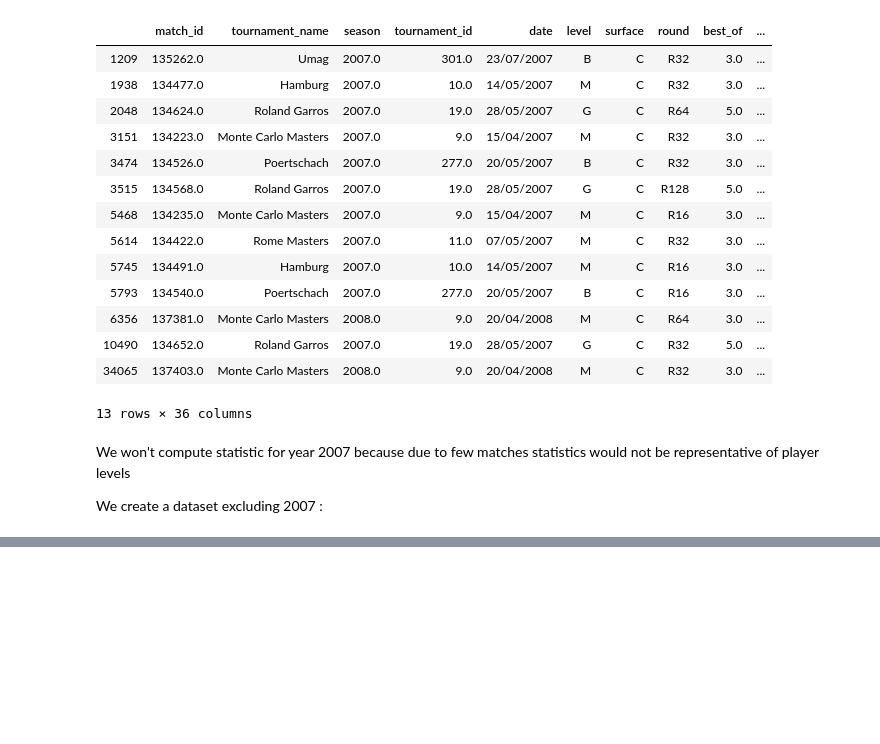
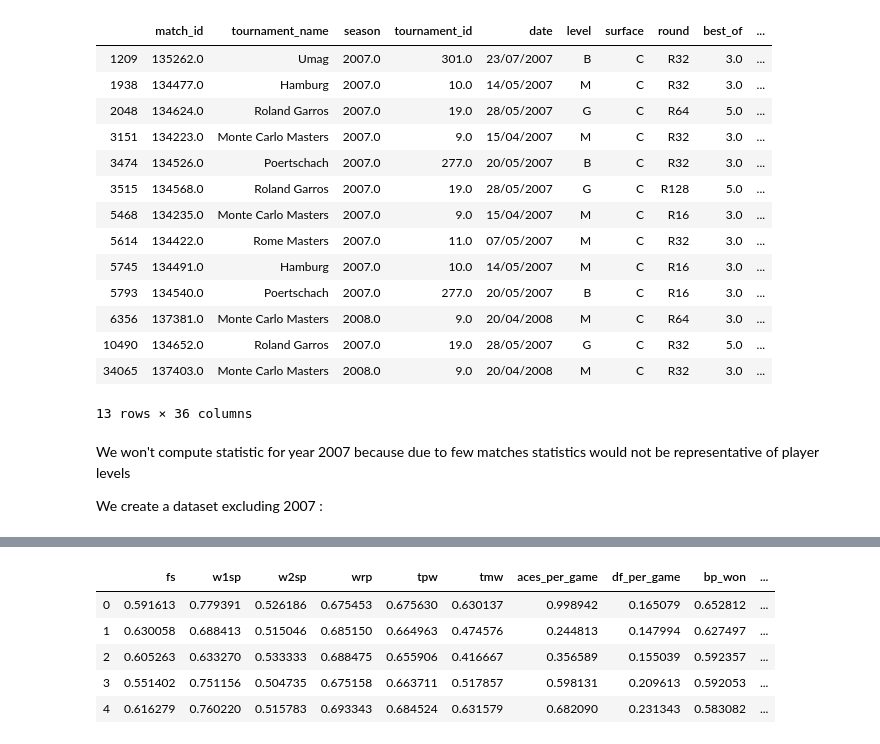
Before and after one commit to Thrynk/Tennis-prediction, a Jupyter notebook: big analysis/feature engineering/Historical averaging.ipynb, the cells around one changed output, grey strips where cells are left out. Cells and saved outputs as stored; diff of their text form; code cells hidden in the pictures; blank space fills up the shorter version.

```diff
--- a/big analysis/feature engineering/Historical averaging.ipynb
+++ b/big analysis/feature engineering/Historical averaging.ipynb
@@ -171,0 +217,9 @@ pbar.close()
+# %%
+result_test_df.head()
+# %% [output]
+|  | fs | w1sp | w2sp | wrp | tpw | tmw | aces_per_game | df_per_game | bp_won | ... |
+| 0 | 0.591613 | 0.779391 | 0.526186 | 0.675453 | 0.675630 | 0.630137 | 0.998942 | 0.165079 | 0.652812 | ... |
+| 1 | 0.630058 | 0.688413 | 0.515046 | 0.685150 | 0.664963 | 0.474576 | 0.244813 | 0.147994 | 0.627497 | ... |
+| 2 | 0.605263 | 0.633270 | 0.533333 | 0.688475 | 0.655906 | 0.416667 | 0.356589 | 0.155039 | 0.592357 | ... |
+| 3 | 0.551402 | 0.751156 | 0.504735 | 0.675158 | 0.663711 | 0.517857 | 0.598131 | 0.209613 | 0.592053 | ... |
+| 4 | 0.616279 | 0.760220 | 0.515783 | 0.693343 | 0.684524 | 0.631579 | 0.682090 | 0.231343 | 0.583082 | ... |
```
Also changed, not shown: parts of 11 cells of this notebook.
